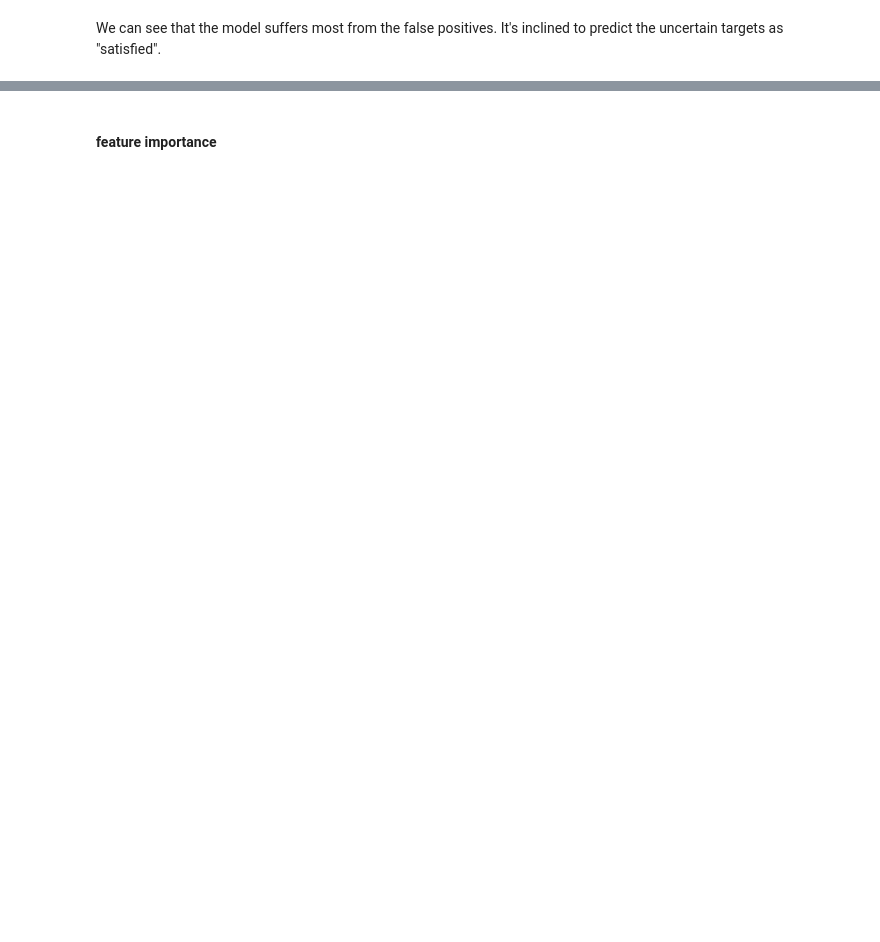
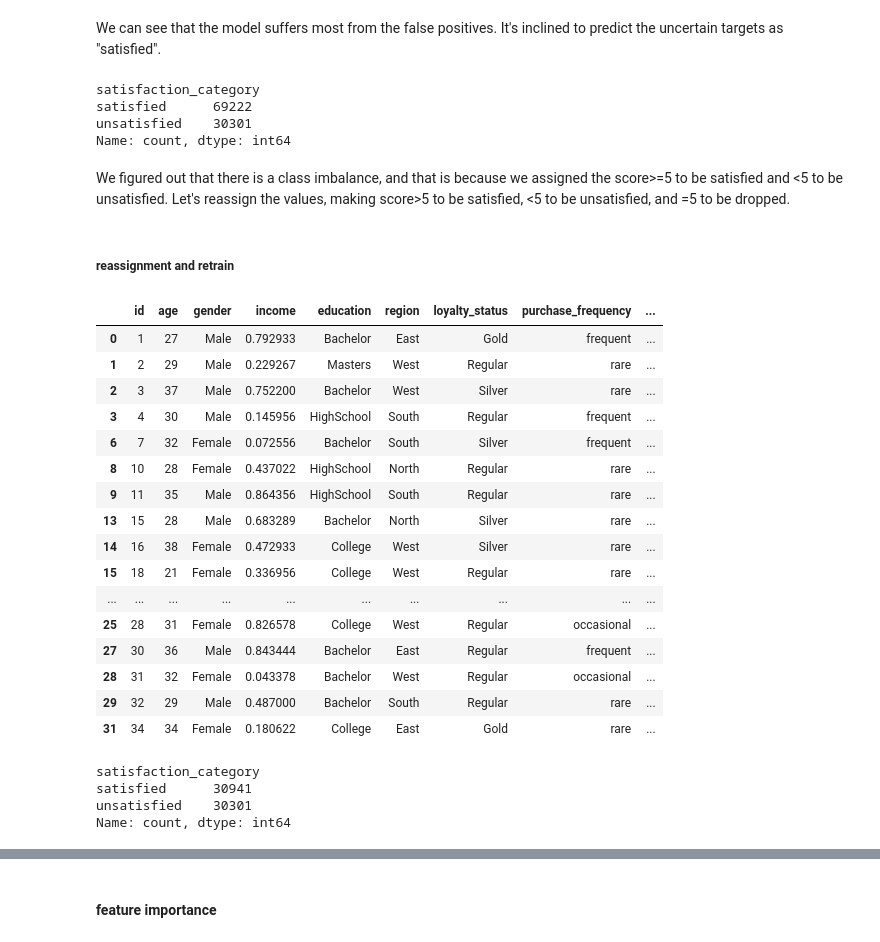
Before and after one commit to MACS-33002/macs-33002-2024s-WanniiY, a Jupyter notebook: P2_Supervised Learning.ipynb, the cells around one changed output, grey strips where cells are left out. Drawn from its saved outputs; the diff is of its cells as text; code cells hidden in the pictures; blank space fills up the shorter version.

```diff
--- a/P2_Supervised Learning.ipynb
+++ b/P2_Supervised Learning.ipynb
@@ -657,2 +679,59 @@ array([[20793,    29],
 # %% [markdown]
 We can see that the model suffers most from the false positives. It's inclined to predict the uncertain targets as "satisfied".
+# %%
+# check if there's class imbalance
+class_counts = df['satisfaction_category'].value_counts()
+print(class_counts)
+# %% [output]
+satisfaction_category
+satisfied      69222
+unsatisfied    30301
+Name: count, dtype: int64
+# %% [markdown]
+We figured out that there is a class imbalance, and that is because we assigned the score>=5 to be satisfied and <5 to be unsatisfied.
+Let's reassign the values, making score>5 to be satisfied, <5 to be unsatisfied, and =5 to be dropped.
+# %% [markdown]
+##### reassignment and retrain
+# %%
+#create a new dataframe
+new_df = df.copy()
+
+conditions = [new_df['satisfaction_score'] < 5, new_df['satisfaction_score'] > 5]
+values = ['unsatisfied', 'satisfied']
+
+# Use numpy.where() to set values based on conditions
+new_df['satisfaction_category'] = np.where(conditions[0], values[0], np.where(conditions[1], values[1], np.nan))
+new_df['satisfaction_category'].head(30)
+
+# drop rows having missing values aka satisfaction score=5
+keep_rows = (new_df['satisfaction_category'] == 'unsatisfied') | (new_df['satisfaction_category'] == 'satisfied')
+new_df = new_df[keep_rows]
+
+new_df.head(20)
+# %% [output]
+|  | id | age | gender | income | education | region | loyalty_status | purchase_frequency | ... |
+| 0 | 1 | 27 | Male | 0.792933 | Bachelor | East | Gold | frequent | ... |
+| 1 | 2 | 29 | Male | 0.229267 | Masters | West | Regular | rare | ... |
+| 2 | 3 | 37 | Male | 0.752200 | Bachelor | West | Silver | rare | ... |
+| 3 | 4 | 30 | Male | 0.145956 | HighSchool | South | Regular | frequent | ... |
+| 6 | 7 | 32 | Female | 0.072556 | Bachelor | South | Silver | frequent | ... |
+| 8 | 10 | 28 | Female | 0.437022 | HighSchool | North | Regular | rare | ... |
+| 9 | 11 | 35 | Male | 0.864356 | HighSchool | South | Regular | rare | ... |
+| 13 | 15 | 28 | Male | 0.683289 | Bachelor | North | Silver | rare | ... |
+| 14 | 16 | 38 | Female | 0.472933 | College | West | Silver | rare | ... |
+| 15 | 18 | 21 | Female | 0.336956 | College | West | Regular | rare | ... |
+| ... | ... | ... | ... | ... | ... | ... | ... | ... | ... |
+| 25 | 28 | 31 | Female | 0.826578 | College | West | Regular | occasional | ... |
+| 27 | 30 | 36 | Male | 0.843444 | Bachelor | East | Regular | frequent | ... |
+| 28 | 31 | 32 | Female | 0.043378 | Bachelor | West | Regular | occasional | ... |
+| 29 | 32 | 29 | Male | 0.487000 | Bachelor | South | Regular | rare | ... |
+| 31 | 34 | 34 | Female | 0.180622 | College | East | Gold | rare | ... |
+# %%
+# check if there's class imbalance
+class_counts = new_df['satisfaction_category'].value_counts()
+print(class_counts)
+# %% [output]
+satisfaction_category
+satisfied      30941
+unsatisfied    30301
+Name: count, dtype: int64
```
Also changed, not shown: parts of 56 cells of this notebook.
